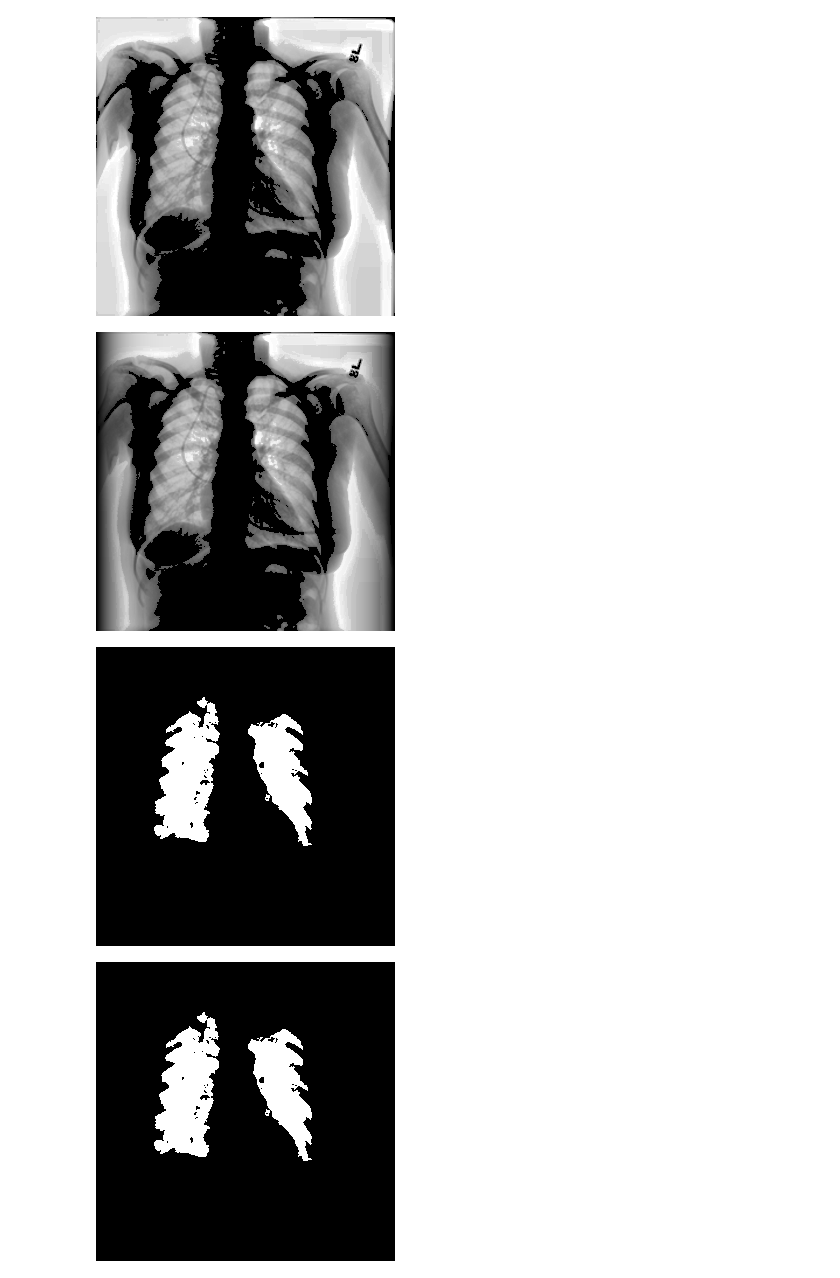
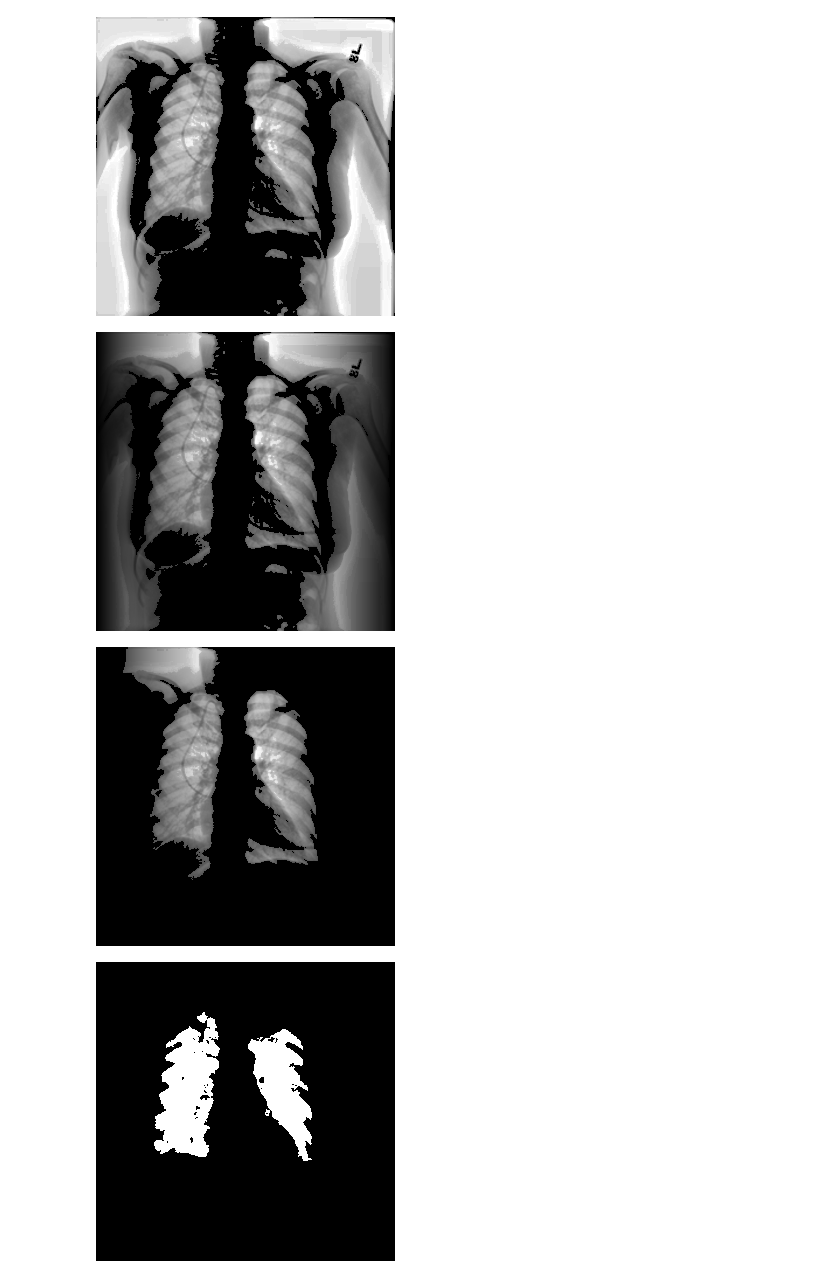
Before and after one commit to Bhadrinathanvt/Covid-19-Lung-Image-Processing, a Jupyter notebook: img_mask.ipynb, the cells around one changed output. Saved outputs shown, nothing was run; the diff lists cells and outputs as text; code cells hidden in the pictures.

```diff
--- a/img_mask.ipynb
+++ b/img_mask.ipynb
@@ -114,37 +115,37 @@ proc_img = lung_region
 # %%
 #  Get the image dimensions (height and width)
 height, width = proc_img.shape
 
 # Create a Gaussian mask
 # Generate X and Y coordinates
 x = np.linspace(-1, 1, width)
 y = np.linspace(-1, 1, height)
 x, y = np.meshgrid(x, y)
 
 # Calculate the distance from the center
-distance = np.sqrt(x**8)
+distance = np.sqrt(x**2)
 
 # Create a Gaussian mask
 # Gaussian function: exp(-(distance^2)/(2*sigma^2))
 sigma = 10 # Adjust the value of sigma to control the spread of the vignette
 gaussian_mask = np.exp(-(distance**2) / (2 * sigma**2))
 
 # Normalize the mask (ensure max value is 1)
 gaussian_mask = cv2.normalize(gaussian_mask, None, 0, 1, cv2.NORM_MINMAX)
 
 # Apply the Gaussian mask to the grayscale image
 output_img = proc_img * (gaussian_mask)  # Scale the mask back to 255
 
 # Convert the result back to uint8
 output_img = np.clip(output_img, 0, 255).astype(np.uint8)
 
 # Display the result
 cv2_imshow(output_img)
 # %% [output]
-[figure, old version]
+[figure, new version]
 # %%
 # Threshold to create a binary image (white pixels become 1, others become 0)
-_, binary = cv2.threshold(out_img, 100, 255, cv2.THRESH_BINARY)
+_, binary = cv2.threshold(output_img, 80, 255, cv2.THRESH_BINARY)
 
 # Find connected components (regions of white pixels)
 num_labels, labels = cv2.connectedComponents(binary)
@@ -162,12 +163,12 @@ for i in sorted_indices[:2]:  # Loop through the two largest components
     mask[labels == i + 1] = 255  # Set pixels belonging to these regions to 255 (white)
 
 # Apply the mask to the original image to extract the two largest regions
-output_imag = cv2.bitwise_and(out_img, out_img, mask=mask)
+output_imag = cv2.bitwise_and(output_img, output_img, mask=mask)
 
 # Show the result
 cv2_imshow(output_imag)
 # %% [output]
-[figure, old version]
+[figure, new version]
 # %%
 smooth_image = cv2.GaussianBlur(output_imag, (3, 3), 0)
 bilateral_image = cv2.bilateralFilter(smooth_image, 9, 75, 75)
```
Also changed, not shown: parts of 1 cell of this notebook.
